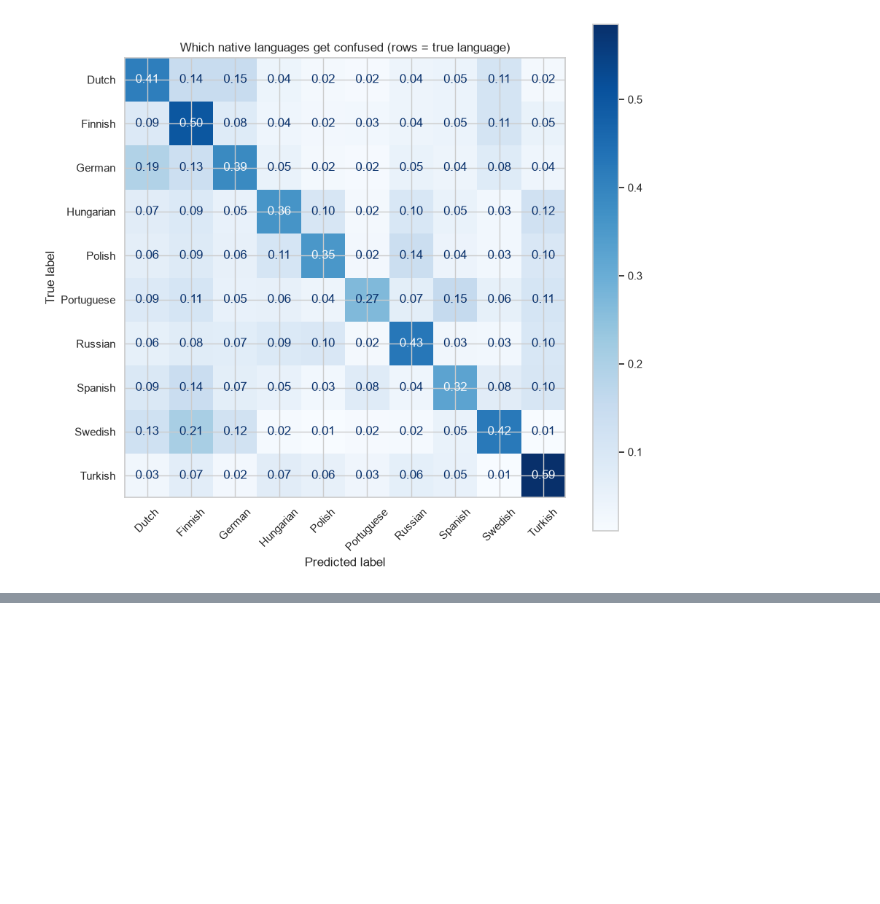
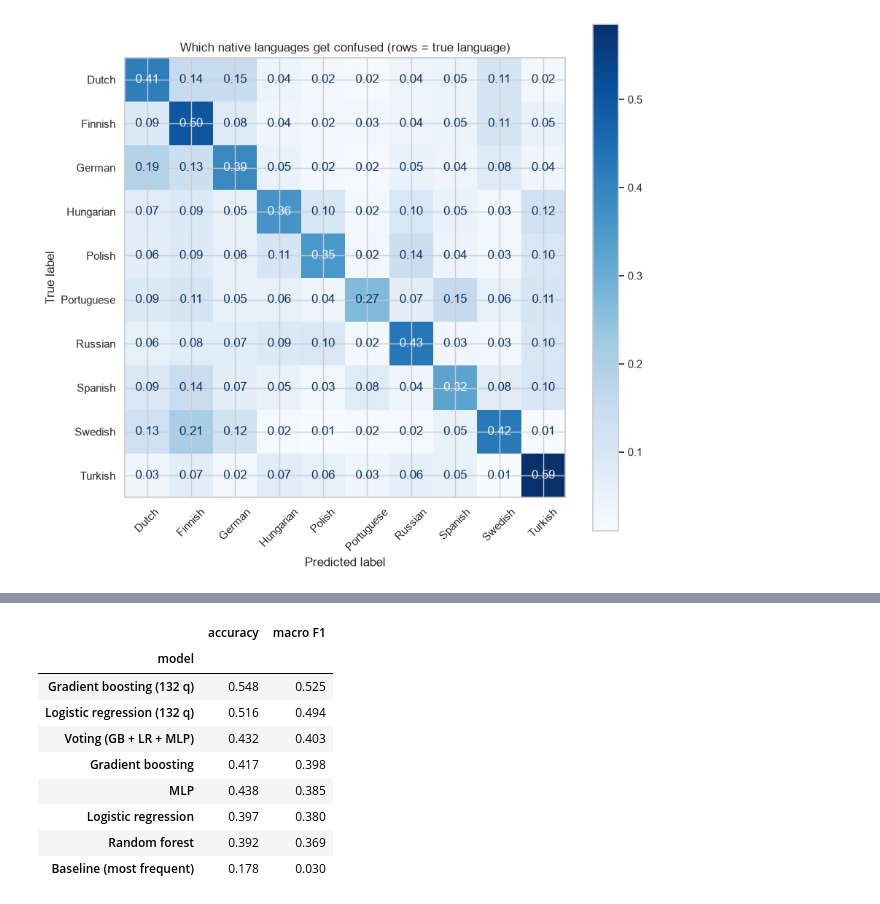
Before and after one commit to Erika-Sal/Final_ML_Project, a Jupyter notebook: task2_native_lang.ipynb, the cells around one changed output, grey strips where cells are left out. Saved outputs shown, nothing was run; the diff lists cells and outputs as text; code cells hidden in the pictures; blank space fills up the shorter version.

```diff
--- a/task2_native_lang.ipynb
+++ b/task2_native_lang.ipynb
@@ -178,0 +211,8 @@ weighted avg      0.438     0.432     0.434     44658
+# %%
+for name in ["Logistic regression", "Gradient boosting"]:
+    base = searches[name].best_estimator_
+    for label, pipe in [("plain", clone(base)),
+                        ("+ score", make_pipeline(AddScore(), clone(base))),
+                        ("skill-adjusted", make_pipeline(SkillAdjust(), clone(base)))]:
+        s = cross_val_score(pipe, X_tune, y_tune, cv=3, scoring="f1_macro", n_jobs=-1)
+        print(f"{name:20s} {label:15s} macro F1 = {s.mean():.3f}")
@@ -178,0 +233,11 @@ weighted avg      0.438     0.432     0.434     44658
+# %%
+df132 = pd.read_parquet("clean_native_lang_132.parquet")
+d_cols = [c for c in df132.columns if c.startswith("d_q")]
+print(len(q_cols), "scored +", len(d_cols), "dropped questions | rows:", len(df132))
+print("values in d_ columns:", sorted(pd.unique(df132[d_cols].values.ravel()), key=str)[:10])
+print(df132[d_cols].isna().mean().sort_values(ascending=False).head())
+
+X_all = df132[q_cols + d_cols]
+y132 = df132["native_lang"]
+Xa_train, Xa_test, ya_train, ya_test = train_test_split(
+    X_all, y132, test_size=0.2, stratify=y132, random_state=RANDOM_STATE)
@@ -178,0 +253,26 @@ weighted avg      0.438     0.432     0.434     44658
+# %%
+from sklearn.impute import SimpleImputer
+from sklearn.pipeline import make_pipeline
+
+compare = {
+    "Gradient boosting (132 q)": clone(searches["Gradient boosting"].best_estimator_),
+    "Logistic regression (132 q)": make_pipeline(SimpleImputer(strategy="most_frequent"),
+                                                  clone(searches["Logistic regression"].best_estimator_)),
+}
+for name, model in compare.items():
+    model.fit(Xa_train, ya_train)
+    p = model.predict(Xa_test)
+    final_models[name] = model
+    results.loc[name] = [round(accuracy_score(ya_test, p), 3), round(f1_score(ya_test, p, average="macro"), 3)]
+results.sort_values("macro F1", ascending=False)
+# %% [output]
+|  | accuracy | macro F1 |
+| model |  |  |
+| Gradient boosting (132 q) | 0.548 | 0.525 |
+| Logistic regression (132 q) | 0.516 | 0.494 |
+| Voting (GB + LR + MLP) | 0.432 | 0.403 |
+| Gradient boosting | 0.417 | 0.398 |
+| MLP | 0.438 | 0.385 |
+| Logistic regression | 0.397 | 0.380 |
+| Random forest | 0.392 | 0.369 |
+| Baseline (most frequent) | 0.178 | 0.030 |
```
Also changed, not shown: parts of 4 cells of this notebook, 2 other files.
